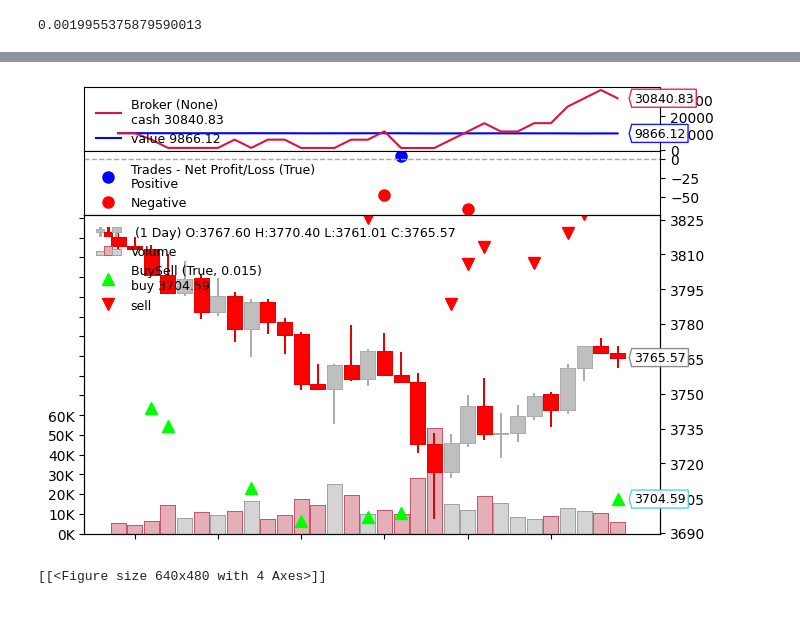
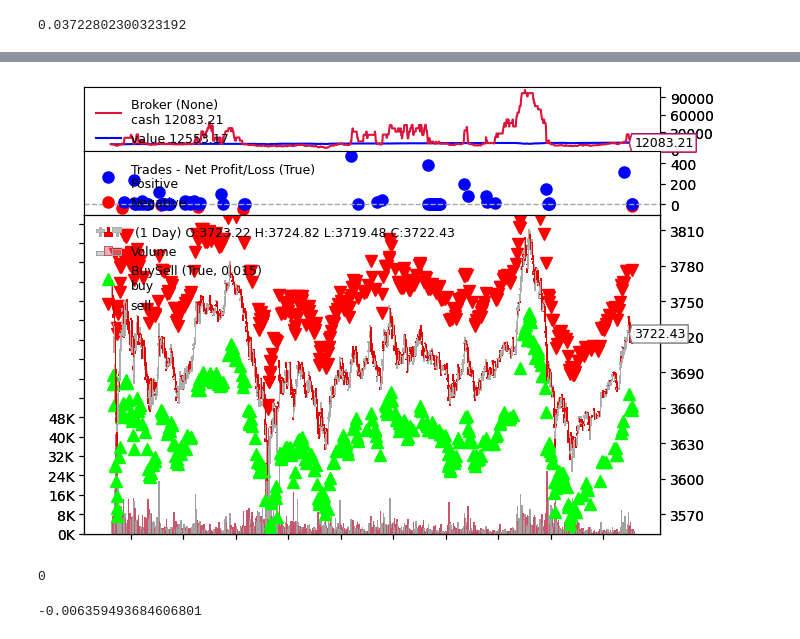
Before and after one commit to Luxury-Duckling-Services/avellaneda-stoikov, a Jupyter notebook: backtrader.ipynb, the cells around one changed output, grey strips where cells are left out. Drawn from its saved outputs; the diff is of its cells as text; code cells hidden in the pictures.

Commit message:
first trading

```diff
--- a/backtrader.ipynb
+++ b/backtrader.ipynb
@@ -10,8 +10,8 @@ from model import trading_intensity
 from model import AvellanedaStoikov
 import pandas as pd
 import numpy as np
-orderbook_df = pd.read_csv ('historical_ETHUSDT_orderbook_data.csv')
-kline_full_df = pd.read_csv('historical_ETHUSDT_kline_data.csv')
+orderbook_df = pd.read_csv ('Data/historical_ETHUSDT_orderbook_data.csv')
+kline_full_df = pd.read_csv('Data/historical_ETHUSDT_kline_data.csv')
 
 kline_next_df = kline_full_df.copy()
 kline_next_df['Datetime'] = kline_next_df['Datetime'].apply(lambda x: datetime.datetime.fromtimestamp(int(x) / 1000) )
@@ -55,9 +65,13 @@ orderbook_df.head()
 5 rows × 41 columns
 # %%
-for i in range(3):
-    k = trading_intensity(orderbook_df , 1710470100000 + i * 60000)
+sigma = 2
+gamma = 0.01
+eta = 0.005
 
-    as1 = AvellanedaStoikov(3816.80, 50, sigma, gamma, k * 100 , eta , 1 , 0.001)
+for i in range(1,10):
+    k = trading_intensity(orderbook_df , 1710472440000 + i * 60000)
+
+    as1 = AvellanedaStoikov(3816.80, 50, sigma, gamma, k * 1000 , eta , 1 , 0.001)
 
     print( k , as1.reservation_price() , as1.optimal_bid_ask_spread() , as1.optimal_bid() , as1.optimal_ask() ,
          as1.bid_size(50 , 10000) , as1.ask_size(50 , 10000) )
@@ -68,9 +88,9 @@ for i in range(3):
 # %%
-k = trading_intensity(orderbook_df , 1710470100000	)
+k = trading_intensity(orderbook_df , 1710472440000 + 23 * 60000	)
 
 k
 # %% [output]
-0.0019955375879590013
+0.03722802300323192
 # %%
 # https://blog.quantinsti.com/backtrader/
 import datetime
@@ -105,8 +125,13 @@ class MAstrategy(bt.Strategy):
 
     def next(self):
         time = str_to_timestamp( str( self.datas[0].datetime.date() ) + " " + str( self.data.datetime.time() )   )
+        start_time = kline_full_df.iloc[1]['Datetime']
+        end_time = kline_full_df.iloc[-1]['Datetime']
 
-        if kline_full_df.iloc[1]['Datetime'] >= time:
+        if start_time >= time:
+            return
+
+        if end_time <= time:
             return
 
         ask_price_at_time = orderbook_df[orderbook_df["Datetime"] == smallest_timestamp_before(  time	)].iloc[0] ['askp0']
@@ -124,7 +149,7 @@ class MAstrategy(bt.Strategy):
 
         qt = self.position.size
 
-        AS = AvellanedaStoikov(s, qt, sigma, gamma, k * 100 , eta , 1 , time_percentage(time) )
+        AS = AvellanedaStoikov(s, qt, sigma, gamma, k * 1000 , eta , 1 , time_percentage(time) )
 
         #print(self.position.size)
         #print(self.stats.broker.cash[0] , self.stats.broker.value[0])
@@ -138,6 +163,7 @@ class MAstrategy(bt.Strategy):
             order = self.buy(exectype=Order.Limit, price=AS.optimal_bid() , size=AS.bid_size(qt , self.stats.broker.value[0] * 0.5) )
             self.log('Sell Limit Create, %.2f' % AS.optimal_ask())
             order = self.sell(exectype=Order.Limit, price=AS.optimal_ask() , size=AS.bid_size(qt , self.stats.broker.value[0] * 0.5) )
+            self.log('Account Value, %.2f' % self.stats.broker.value[0] )
 
         '''
         if self.order:
@@ -179,7 +205,7 @@ class MAstrategy(bt.Strategy):
 cerebro = bt.Cerebro()
 cerebro.addstrategy(MAstrategy)
 cerebro.broker.setcash(10000)
-cerebro.broker.setcommission(commission=0.000)
+cerebro.broker.setcommission(commission=0.000 , leverage=10)
 data = bt.feeds.PandasData(dataname=kline_next_df )
 cerebro.adddata(data)
 
@@ -188,6 +214,8 @@ cerebro.run()
 print('<FINISH> Brokerage account: $%.2f' % cerebro.broker.getvalue())
 %matplotlib inline
 # Plot the strategy
-cerebro.plot(style='candlestick',loc='grey', grid=False, iplot=False) #You can leave inside the paranthesis empty
+img = cerebro.plot(style='candlestick',loc='grey', grid=False, iplot=False) #You can leave inside the paranthesis empty
+
+img[0][0].savefig('Data/plot.png')
 # %% [output]
 <START> Brokerage account: $10000.00
@@ -210,2 +238,11 @@ cerebro.plot(style='candlestick',loc='grey', grid=False, iplot=False) #You can l
-[figure, old version]
+[figure, new version]
-[[<Figure size 640x480 with 4 Axes>]]
+# %%
+k = trading_intensity(orderbook_df , 1710518220000 )
+k
+# %% [output]
+0
+# %%
+k = trading_intensity(orderbook_df , 1710518280000 )
+k
+# %% [output]
+-0.006359493684606801
```
Also changed, not shown: parts of 6 cells of this notebook, 2 other files.
